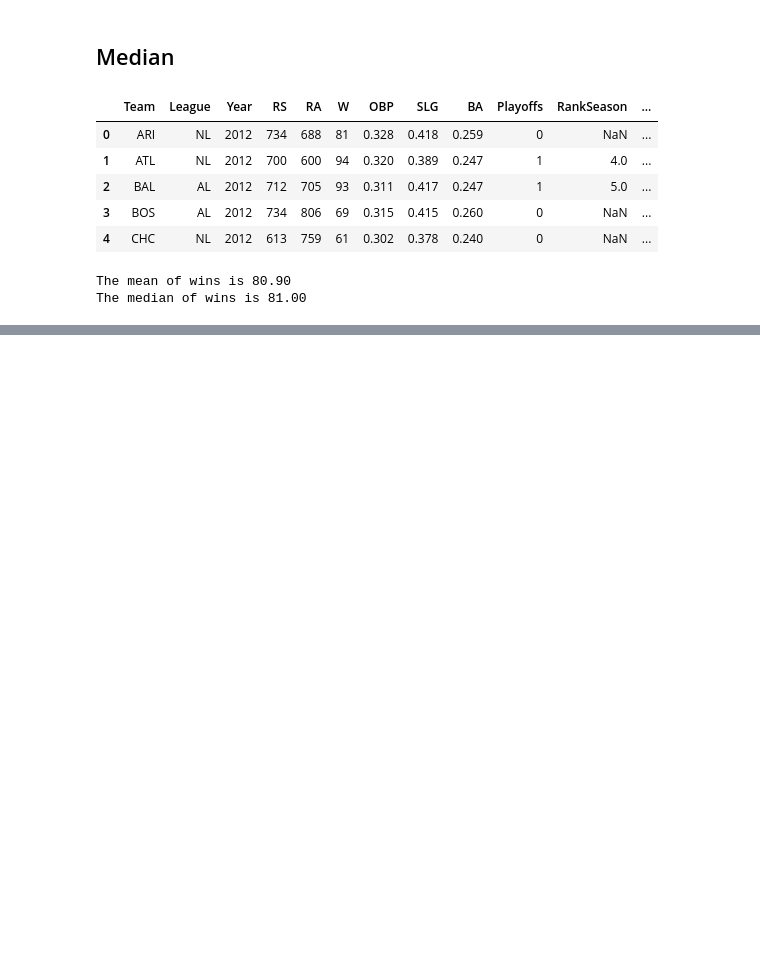
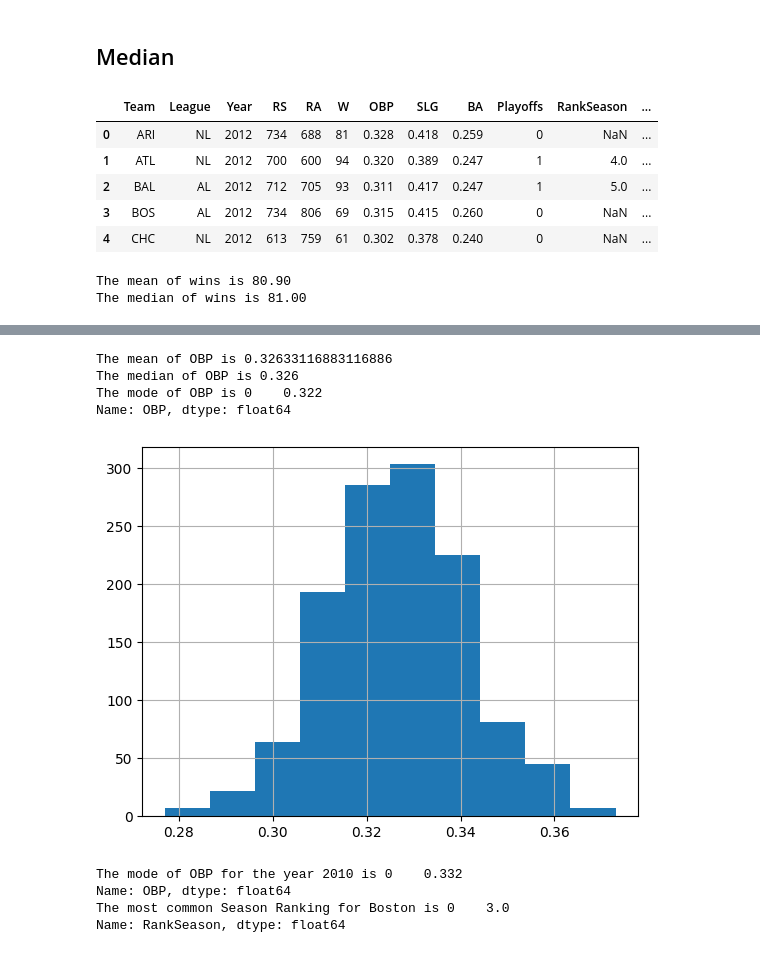
Before and after one commit to maxcol01/statistics_with_Python, a Jupyter notebook: descriptive_satistics.ipynb, the cells around one changed output, grey strips where cells are left out. Drawn from its saved outputs; the diff is of its cells as text; code cells hidden in the pictures; blank space fills up the shorter version.

```diff
--- a/descriptive_satistics.ipynb
+++ b/descriptive_satistics.ipynb
@@ -118,0 +131,29 @@ The mean of Wins of the Baltimore Team (BAL) until 2000 89.50
+# %%
+# Mode, Mean, Median of OBP
+print(f"The mean of OBP is {df.OBP.mean()}")
+print(f"The median of OBP is {df.OBP.median()}")
+print(f"The mode of OBP is {df.OBP.mode()}")
+# %% [output]
+The mean of OBP is 0.32633116883116886
+The median of OBP is 0.326
+The mode of OBP is 0    0.322
+Name: OBP, dtype: float64
+# %%
+df.OBP.hist();
+# %% [output]
+[figure, added]
+# %%
+# Question: What is the mode of OBP during the year 2010
+filter = (df.Year == 2010)
+obp_2010 = df[filter].OBP.mode()
+print(f"The mode of OBP for the year 2010 is {obp_2010}")
+
+# Question: What is the most common Season Ranking for Boston (BOS)
+filter = (df.Team == "BOS")
+rs_bos = df[filter].RankSeason.mode()
+print(f"The most common Season Ranking for Boston is {rs_bos}")
+# %% [output]
+The mode of OBP for the year 2010 is 0    0.332
+Name: OBP, dtype: float64
+The most common Season Ranking for Boston is 0    3.0
+Name: RankSeason, dtype: float64
```
Also changed, not shown: parts of 29 cells of this notebook.
